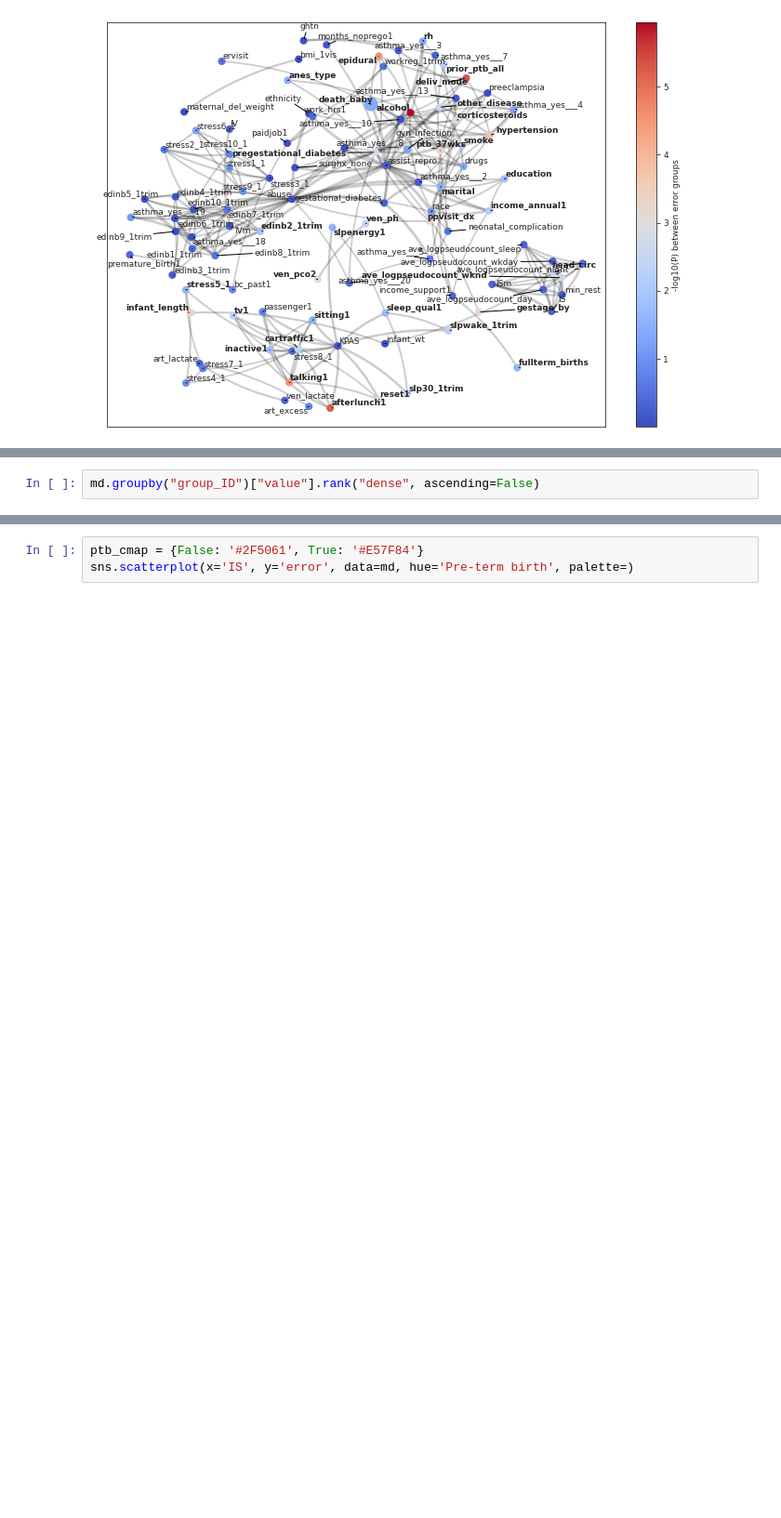
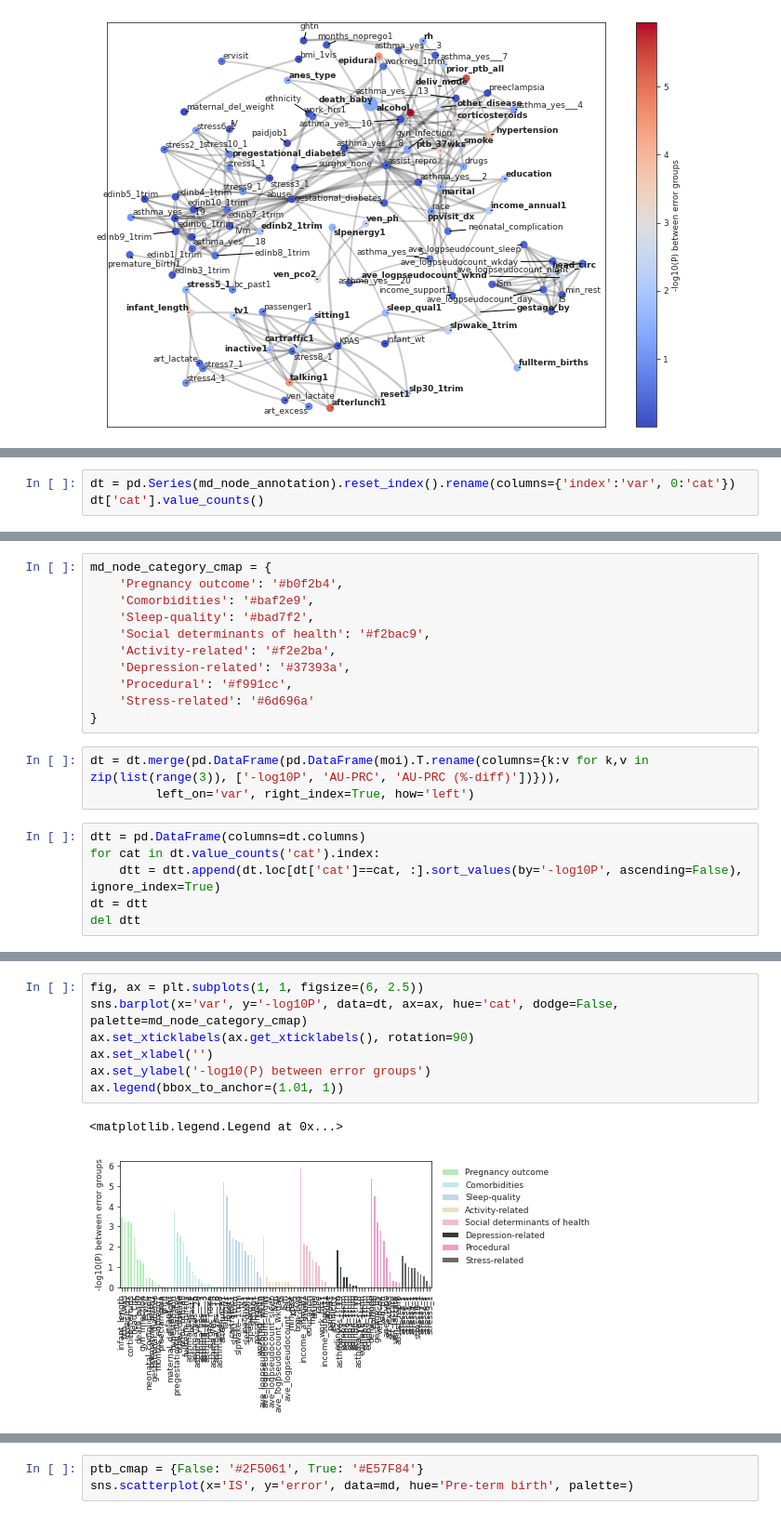
Before and after one commit to nealgravindra/wearables, a Jupyter notebook: notebooks/eval_error_analysis.ipynb, the cells around one changed output, grey strips where cells are left out. Shown at 93% size. Cells and saved outputs as stored; diff of their text form; blank space fills up the shorter version.

Commit message:
polishing error analysis primarily

```diff
--- a/notebooks/eval_error_analysis.ipynb
+++ b/notebooks/eval_error_analysis.ipynb
@@ -505,2 +514,4 @@ from wearables.scripts.aesthetics import md_node_annotation
 # %%
+dt = pd.Series(md_node_annotation).reset_index().rename(columns={'index':'var', 0:'cat'})
+dt['cat'].value_counts()
 # %% [output]
@@ -524,2 +527,20 @@ from wearables.scripts.aesthetics import md_node_annotation
+# %%
+md_node_category_cmap = {
+    'Pregnancy outcome': '#b0f2b4',
+    'Comorbidities': '#baf2e9',
+    'Sleep-quality': '#bad7f2',
+    'Social determinants of health': '#f2bac9',
+    'Activity-related': '#f2e2ba',
+    'Depression-related': '#37393a',
+    'Procedural': '#f991cc',
+    'Stress-related': '#6d696a'
+}
+# %%
+dt = dt.merge(pd.DataFrame(pd.DataFrame(moi).T.rename(columns={k:v for k,v in zip(list(range(3)), ['-log10P', 'AU-PRC', 'AU-PRC (%-diff)'])})),
+         left_on='var', right_index=True, how='left')
 # %%
-md.groupby("group_ID")["value"].rank("dense", ascending=False)
+dtt = pd.DataFrame(columns=dt.columns)
+for cat in dt.value_counts('cat').index:
+    dtt = dtt.append(dt.loc[dt['cat']==cat, :].sort_values(by='-log10P', ascending=False), ignore_index=True)
+dt = dtt
+del dtt
@@ -525,0 +556,10 @@ md.groupby("group_ID")["value"].rank("dense", ascending=False)
+# %%
+fig, ax = plt.subplots(1, 1, figsize=(6, 2.5))
+sns.barplot(x='var', y='-log10P', data=dt, ax=ax, hue='cat', dodge=False, palette=md_node_category_cmap)
+ax.set_xticklabels(ax.get_xticklabels(), rotation=90)
+ax.set_xlabel('')
+ax.set_ylabel('-log10(P) between error groups')
+ax.legend(bbox_to_anchor=(1.01, 1))
+# %% [output]
+<matplotlib.legend.Legend at 0x...>
+[figure, added]
```
Also changed, not shown: parts of 18 cells of this notebook, 2 other files.
